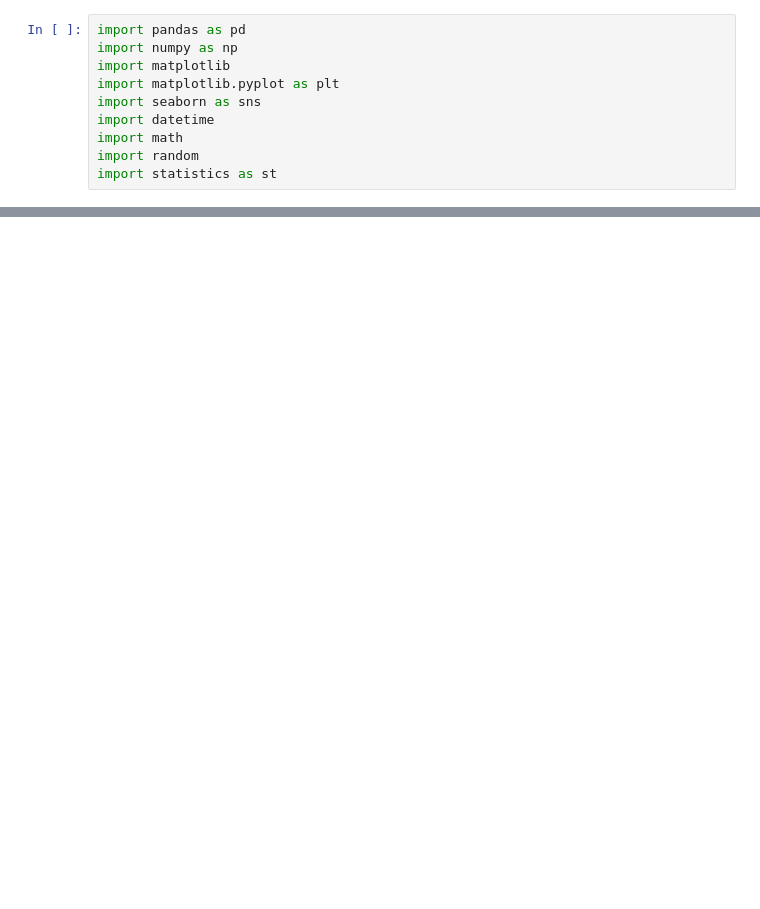
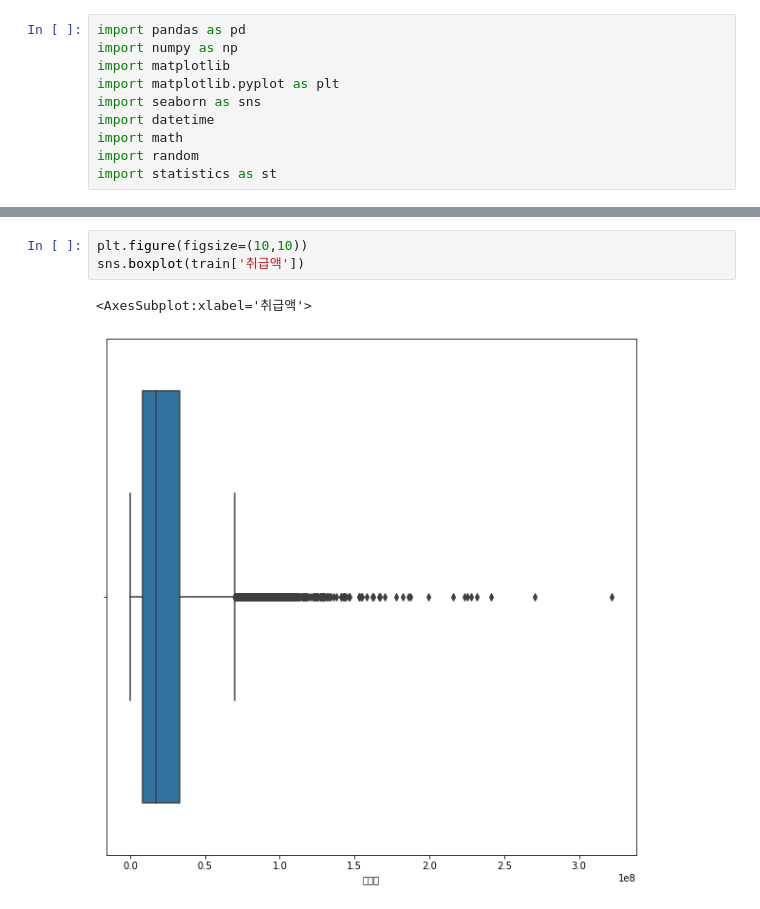
Before and after one commit to s-seo/bigcon_2020_mmmz, a Jupyter notebook: engine/yj_eda.ipynb, the cells around one changed output, grey strips where cells are left out. Cells and saved outputs as stored; diff of their text form; blank space fills up the shorter version.

```diff
--- a/engine/yj_eda.ipynb
+++ b/engine/yj_eda.ipynb
@@ -14,0 +93,6 @@ ValueError: Length of values (1) does not match length of index (38309)
+# %%
+plt.figure(figsize=(10,10))
+sns.boxplot(train['취급액'])
+# %% [output]
+<AxesSubplot:xlabel='취급액'>
+[figure, added]
```
Also changed, not shown: parts of 27 cells of this notebook.
